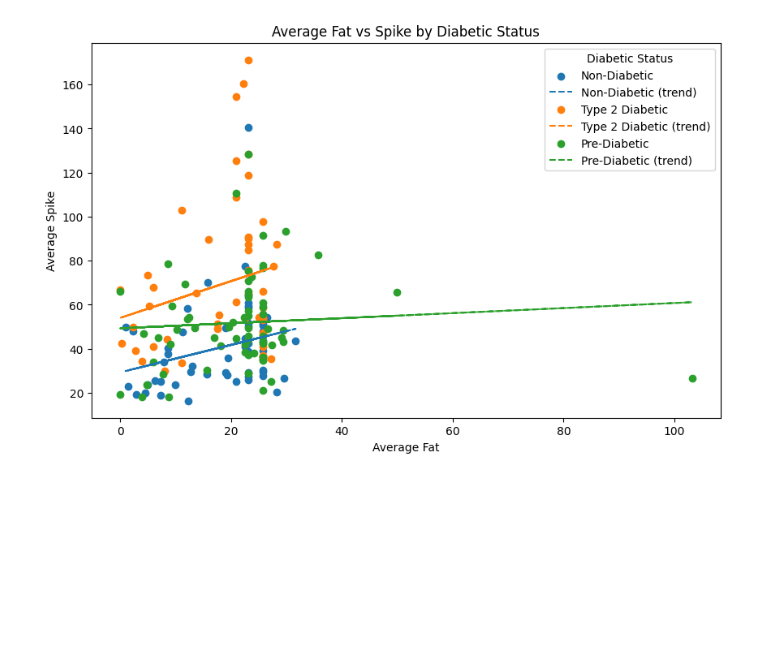
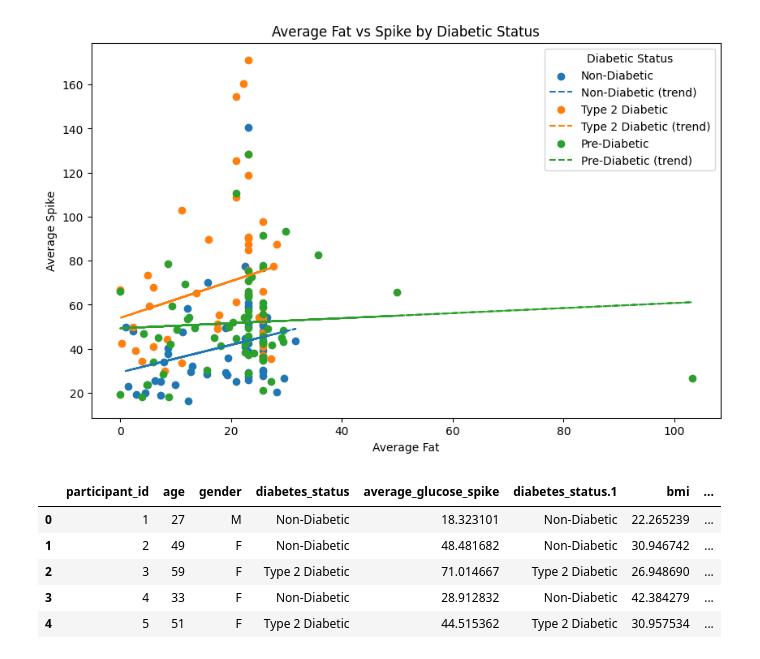
Before and after one commit to neil-dandekar/cgmacros-scrolly, a Jupyter notebook: scatter_plot.ipynb, the cells around one changed output. Cells and saved outputs as stored; diff of their text form; code cells hidden in the pictures; blank space fills up the shorter version.

```diff
--- a/scatter_plot.ipynb
+++ b/scatter_plot.ipynb
@@ -160,3 +160,14 @@ plt.legend(title='Diabetic Status')
 plt.show()
 # %% [output]
 [figure]
+# %%
+df = pd.read_csv('newglucosespikedata.csv')
+# %%
+df.head()
+# %% [output]
+|  | participant_id | age | gender | diabetes_status | average_glucose_spike | diabetes_status.1 | bmi | ... |
+| 0 | 1 | 27 | M | Non-Diabetic | 18.323101 | Non-Diabetic | 22.265239 | ... |
+| 1 | 2 | 49 | F | Non-Diabetic | 48.481682 | Non-Diabetic | 30.946742 | ... |
+| 2 | 3 | 59 | F | Type 2 Diabetic | 71.014667 | Type 2 Diabetic | 26.948690 | ... |
+| 3 | 4 | 33 | F | Non-Diabetic | 28.912832 | Non-Diabetic | 42.384279 | ... |
+| 4 | 5 | 51 | F | Type 2 Diabetic | 44.515362 | Type 2 Diabetic | 30.957534 | ... |
```
Also changed, not shown: parts of 2 cells of this notebook, 4 other files.
